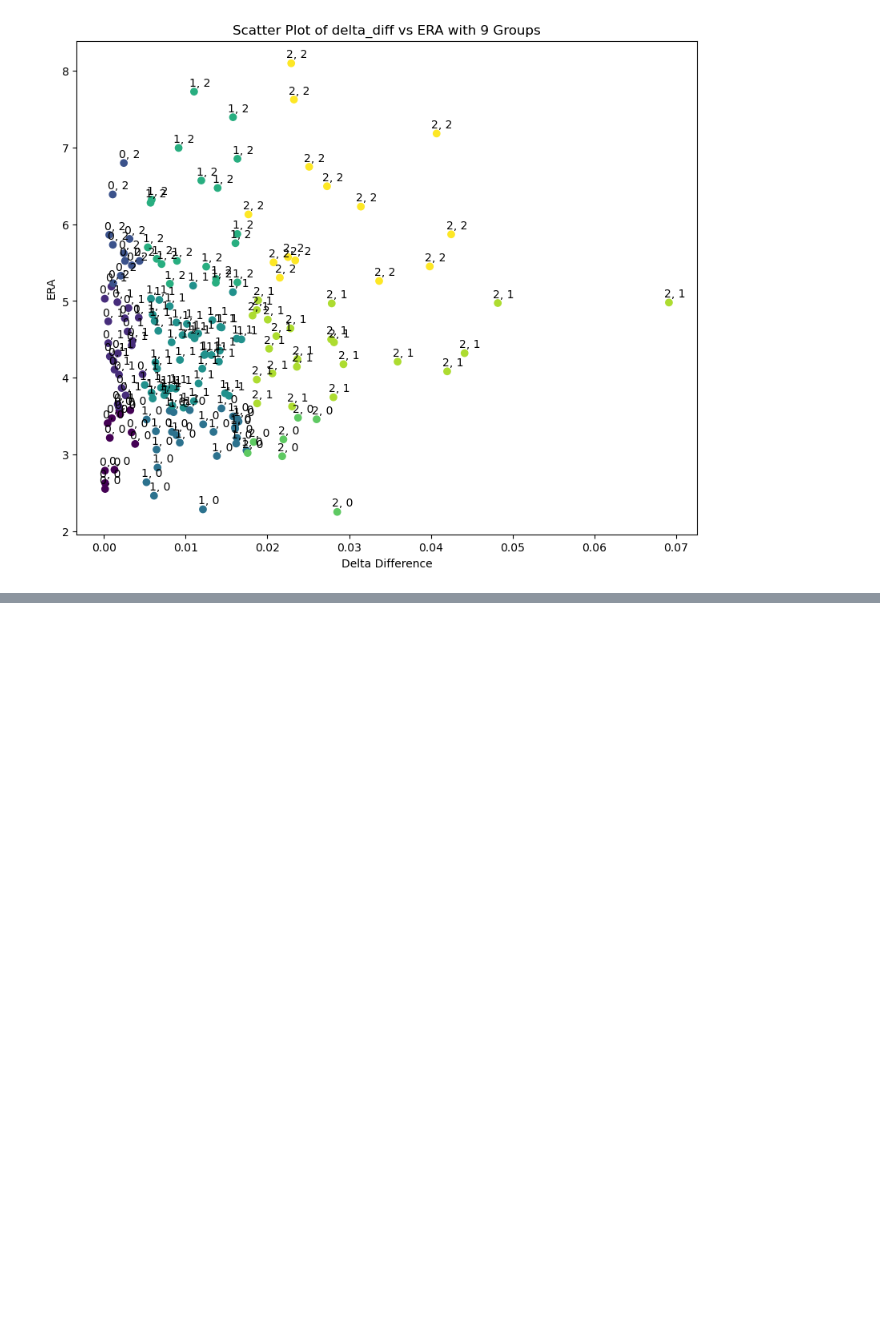
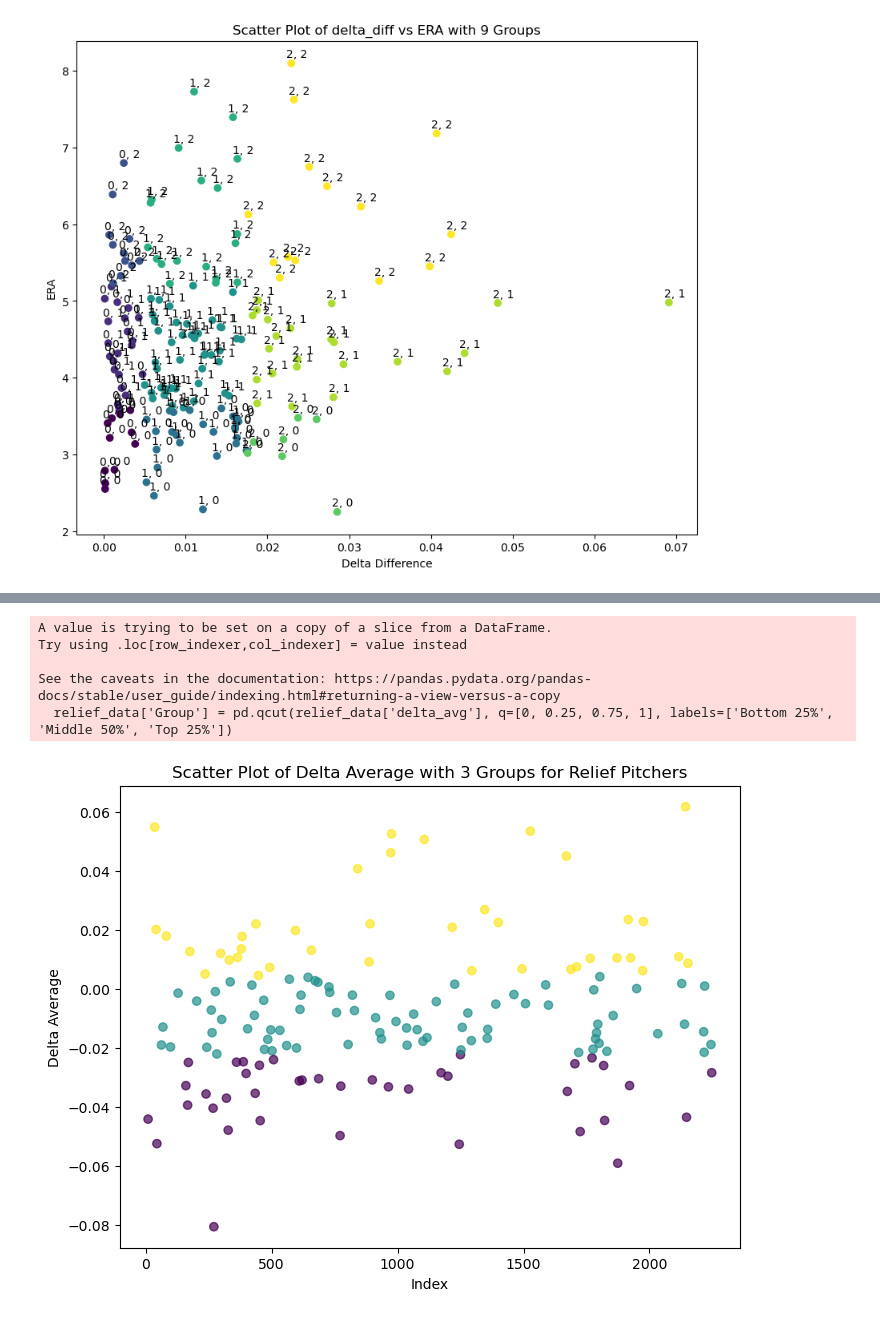
Before and after one commit to RudimentaryChef/RedsHackathon, a Jupyter notebook: pitcher-cluster.ipynb, the cells around one changed output, grey strips where cells are left out. Saved outputs shown, nothing was run; the diff lists cells and outputs as text; code cells hidden in the pictures; blank space fills up the shorter version.

```diff
--- a/pitcher-cluster.ipynb
+++ b/pitcher-cluster.ipynb
@@ -378,0 +431,32 @@ See the caveats in the documentation: https://pandas.pydata.org/pandas-docs/stab
+# %%
+#This plots all the relief pitchers
+
+import matplotlib.pyplot as plt
+import seaborn as sns
+import pandas as pd
+
+# Assuming relief_data is your DataFrame for relief pitchers
+# Replace 'delta_avg' with the actual column name in your DataFrame
+
+# Create a new column 'Group' to categorize the data into 3 groups
+relief_data['Group'] = pd.qcut(relief_data['delta_avg'], q=[0, 0.25, 0.75, 1], labels=['Bottom 25%', 'Middle 50%', 'Top 25%'])
+
+# Set up the figure and axes for the subplot
+fig, ax = plt.subplots(figsize=(8, 6))
+
+# Create a scatter plot with different colors for each group
+scatter = ax.scatter(relief_data.index, relief_data['delta_avg'], c=relief_data['Group'].cat.codes, cmap='viridis', alpha=0.7)
+
+# Set labels and title
+ax.set_title('Scatter Plot of Delta Average with 3 Groups for Relief Pitchers')
+ax.set_xlabel('Index')
+ax.set_ylabel('Delta Average')
+
+plt.show()
+# %% [output]
+A value is trying to be set on a copy of a slice from a DataFrame.
+Try using .loc[row_indexer,col_indexer] = value instead
+
+See the caveats in the documentation: https://pandas.pydata.org/pandas-docs/stable/user_guide/indexing.html#returning-a-view-versus-a-copy
+  relief_data['Group'] = pd.qcut(relief_data['delta_avg'], q=[0, 0.25, 0.75, 1], labels=['Bottom 25%', 'Middle 50%', 'Top 25%'])
+[figure, added]
```
Also changed, not shown: parts of 4 cells of this notebook.
